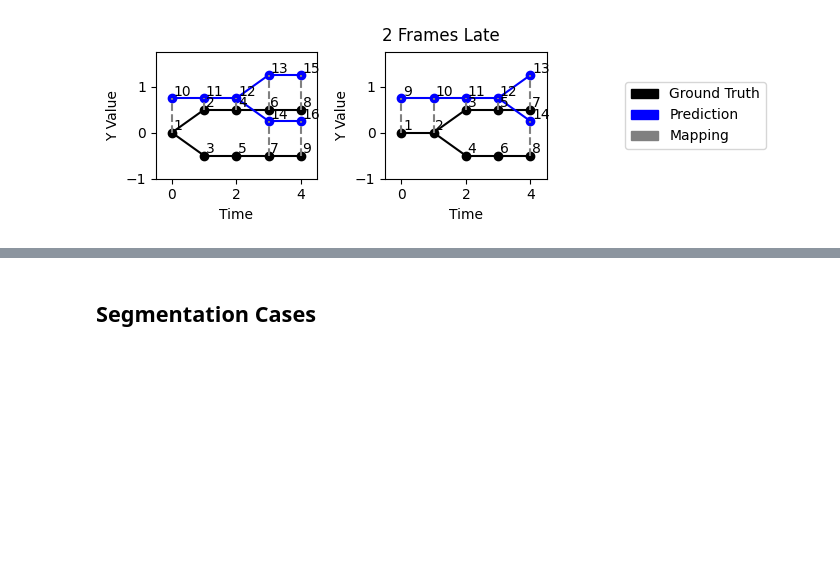
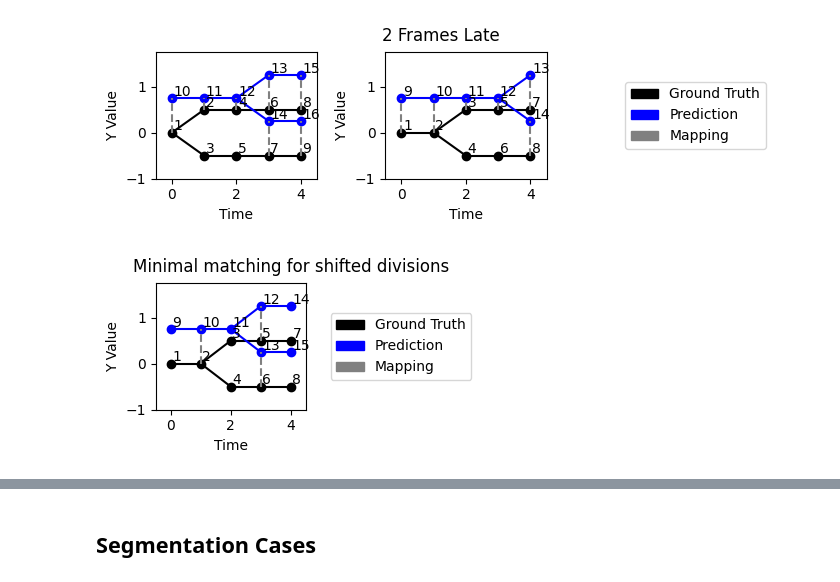
Before and after one commit to Janelia-Trackathon-2023/traccuracy, a Jupyter notebook: examples/test-cases.ipynb, the cells around one changed output, grey strips where cells are left out. Saved outputs shown, nothing was run; the diff lists cells and outputs as text; code cells hidden in the pictures; blank space fills up the shorter version.

Commit message:
Add test cases for limits of matching in shifted division cases

```diff
--- a/examples/test-cases.ipynb
+++ b/examples/test-cases.ipynb
@@ -183,3 +186,7 @@ plot_matched([ex_graphs.div_1late_end(), ex_graphs.div_1late_mid()], '1 Frame La
 plot_matched([ex_graphs.div_2late_end(), ex_graphs.div_2late_mid()], '2 Frames Late')
 # %% [output]
 [figure]
+# %%
+plot_matched([ex_graphs.div_shift_min_match()], "Minimal matching for shifted divisions")
+# %% [output]
+[figure, added]
```
Also changed, not shown: parts of 2 cells of this notebook, 1 other file.
